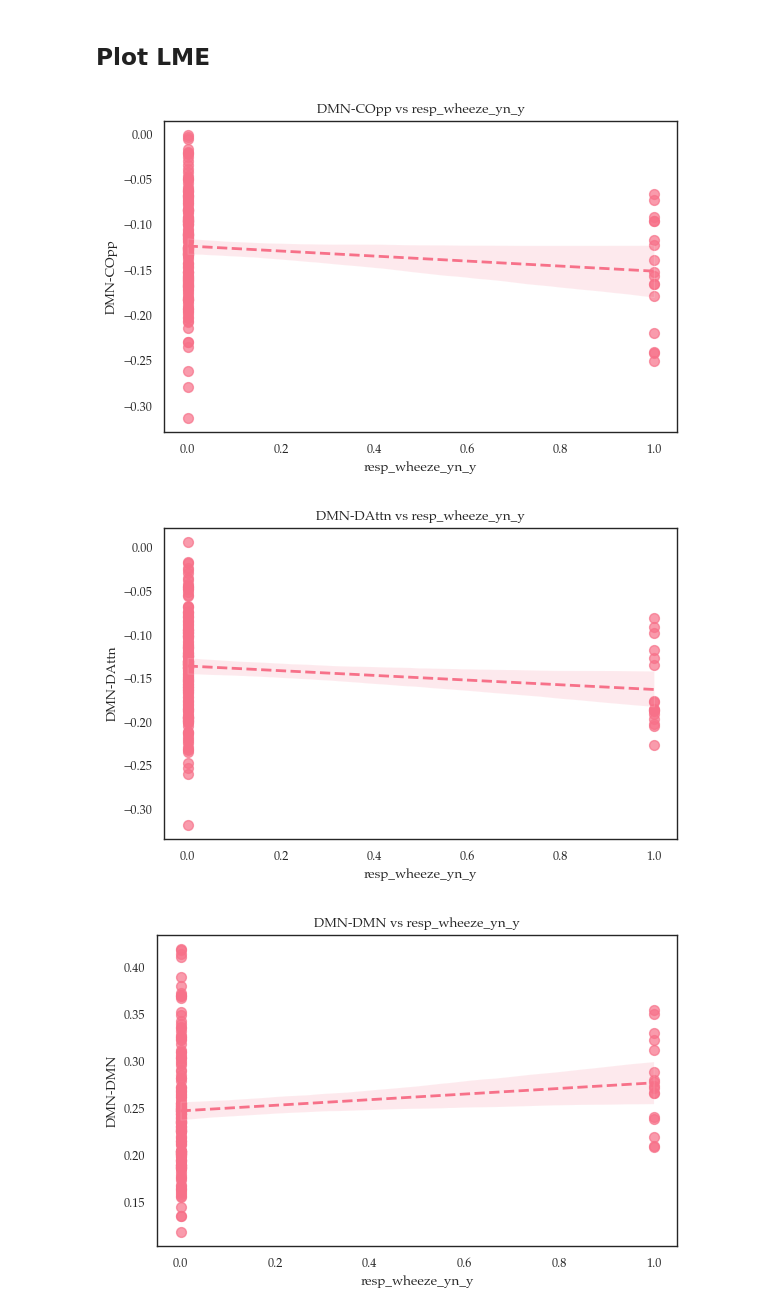
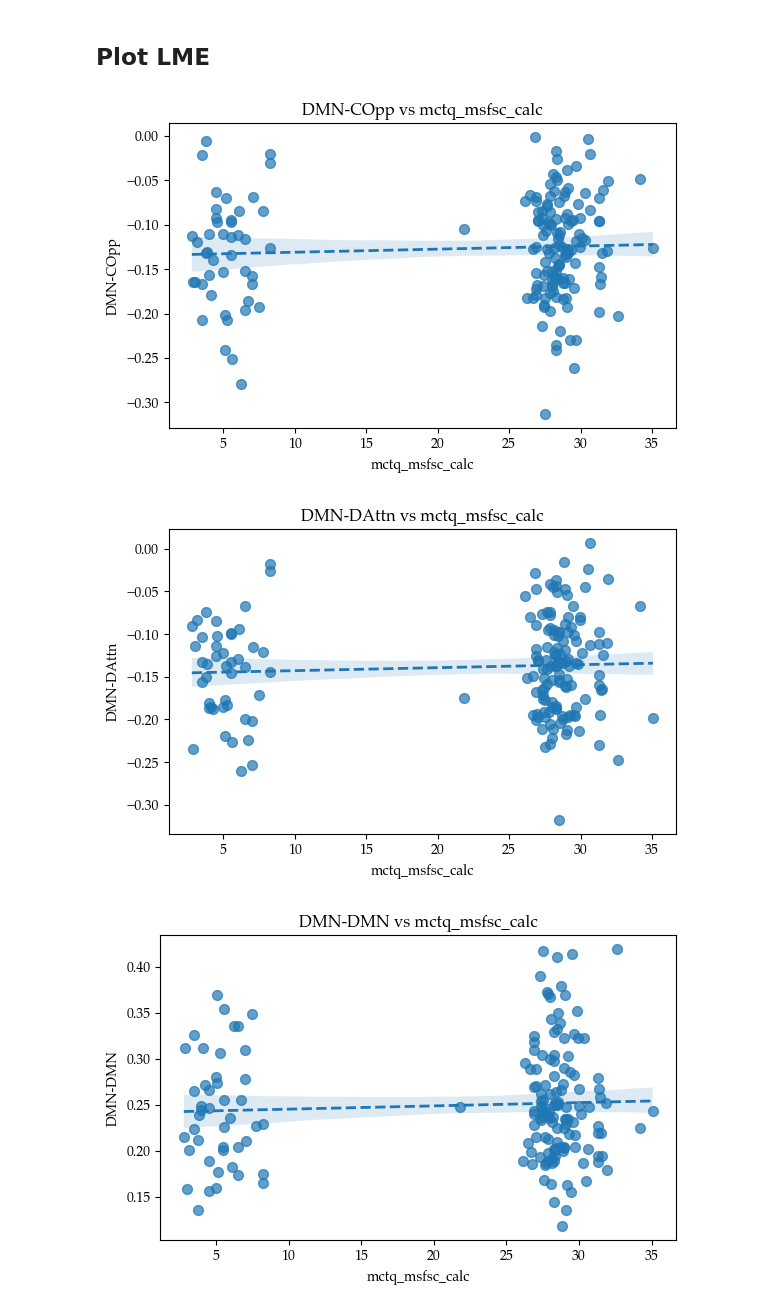
Before and after one commit to chlohamp/abcd-plsc, a Jupyter notebook: plsc-figures.ipynb, the cells around one changed output. Drawn from its saved outputs; the diff is of its cells as text; code cells hidden in the pictures.

```diff
--- a/plsc-figures.ipynb
+++ b/plsc-figures.ipynb
@@ -569,35 +771,36 @@ reg_df = pd.read_csv(join(REG_DIR, "regression.csv"))
 rsfc_reg_measures = [
     "rsfmri_c_ngd_cgc_ngd_dt",
     "rsfmri_c_ngd_dt_ngd_dla",
     "rsfmri_c_ngd_dt_ngd_dt",
 ]
 
 # renamed the abide 2 phenotypes
 rsfc_map = {
     "rsfmri_c_ngd_cgc_ngd_dt": "DMN-COpp",
     "rsfmri_c_ngd_dt_ngd_dla": "DMN-DAttn",
     "rsfmri_c_ngd_dt_ngd_dt": "DMN-DMN",
 }
 
-phyhealth_col = "resp_wheeze_yn_y"
+# phyhealth_col = "resp_wheeze_yn_y"
+phyhealth_col = "mctq_msfsc_calc"
 
 for measure in rsfc_reg_measures:
     pretty = rsfc_map.get(measure, measure)
 
     plt.figure(figsize=(6, 4))
     sns.regplot(
         x=phyhealth_col,
         y=measure,
         data=reg_df,
         scatter_kws={"alpha": 0.7, "s": 50},
-        line_kws={"linewidth": 2, "ls": "--"},
+        line_kws={"linewidth": 2, "ls": "--", "clip_on": False},  # <-- important
     )
     plt.xlabel(phyhealth_col, weight="bold")
     plt.ylabel(pretty, weight="bold")
     plt.title(f"{pretty} vs {phyhealth_col}", weight="bold")
     plt.tight_layout()
     plt.show()
 # %% [output]
-[figure, old version]
+[figure, new version]
-[figure, old version]
+[figure, new version]
-[figure, old version]
+[figure, new version]
```
Also changed, not shown: parts of 10 cells of this notebook, 3 other files.
